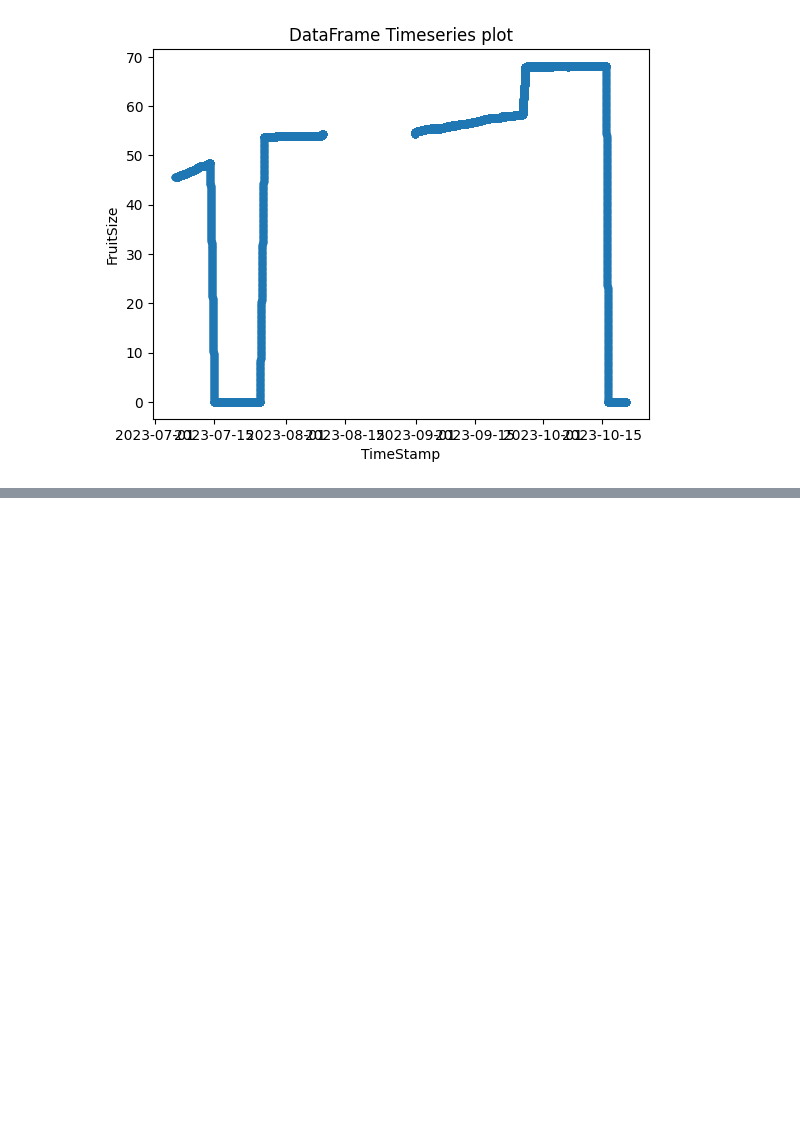
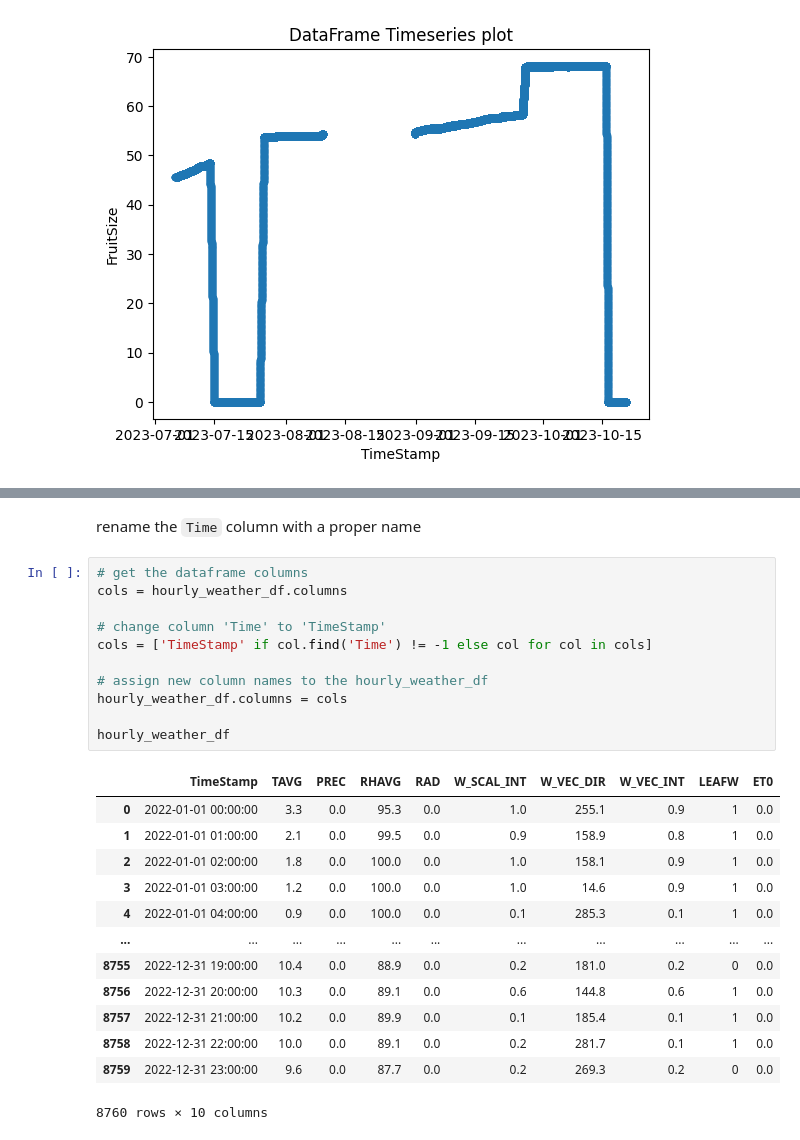
Before and after one commit to ECOPOM/AgTech_Students_PythonCourse, a Jupyter notebook: notebooks/4_pandas.ipynb, the cells around one changed output, grey strips where cells are left out. Saved outputs shown, nothing was run; the diff lists cells and outputs as text; blank space fills up the shorter version.

```diff
--- a/notebooks/4_pandas.ipynb
+++ b/notebooks/4_pandas.ipynb
@@ -760,0 +898,27 @@ df.plot.scatter('TimeStamp', 'FruitSize',
+# %% [markdown]
+rename the `Time` column with a proper name
+# %%
+# get the dataframe columns
+cols = hourly_weather_df.columns
+
+# change column 'Time' to 'TimeStamp'
+cols = ['TimeStamp' if col.find('Time') != -1 else col for col in cols]
+
+# assign new column names to the hourly_weather_df
+hourly_weather_df.columns = cols
+
+hourly_weather_df
+# %% [output]
+|  | TimeStamp | TAVG | PREC | RHAVG | RAD | W_SCAL_INT | W_VEC_DIR | W_VEC_INT | LEAFW | ET0 |
+| 0 | 2022-01-01 00:00:00 | 3.3 | 0.0 | 95.3 | 0.0 | 1.0 | 255.1 | 0.9 | 1 | 0.0 |
+| 1 | 2022-01-01 01:00:00 | 2.1 | 0.0 | 99.5 | 0.0 | 0.9 | 158.9 | 0.8 | 1 | 0.0 |
+| 2 | 2022-01-01 02:00:00 | 1.8 | 0.0 | 100.0 | 0.0 | 1.0 | 158.1 | 0.9 | 1 | 0.0 |
+| 3 | 2022-01-01 03:00:00 | 1.2 | 0.0 | 100.0 | 0.0 | 1.0 | 14.6 | 0.9 | 1 | 0.0 |
+| 4 | 2022-01-01 04:00:00 | 0.9 | 0.0 | 100.0 | 0.0 | 0.1 | 285.3 | 0.1 | 1 | 0.0 |
+| ... | ... | ... | ... | ... | ... | ... | ... | ... | ... | ... |
+| 8755 | 2022-12-31 19:00:00 | 10.4 | 0.0 | 88.9 | 0.0 | 0.2 | 181.0 | 0.2 | 0 | 0.0 |
+| 8756 | 2022-12-31 20:00:00 | 10.3 | 0.0 | 89.1 | 0.0 | 0.6 | 144.8 | 0.6 | 1 | 0.0 |
+| 8757 | 2022-12-31 21:00:00 | 10.2 | 0.0 | 89.9 | 0.0 | 0.1 | 185.4 | 0.1 | 1 | 0.0 |
+| 8758 | 2022-12-31 22:00:00 | 10.0 | 0.0 | 89.1 | 0.0 | 0.2 | 281.7 | 0.1 | 1 | 0.0 |
+| 8759 | 2022-12-31 23:00:00 | 9.6 | 0.0 | 87.7 | 0.0 | 0.2 | 269.3 | 0.2 | 0 | 0.0 |
+8760 rows × 10 columns
```
Also changed, not shown: parts of 25 cells of this notebook, 5 other files.
